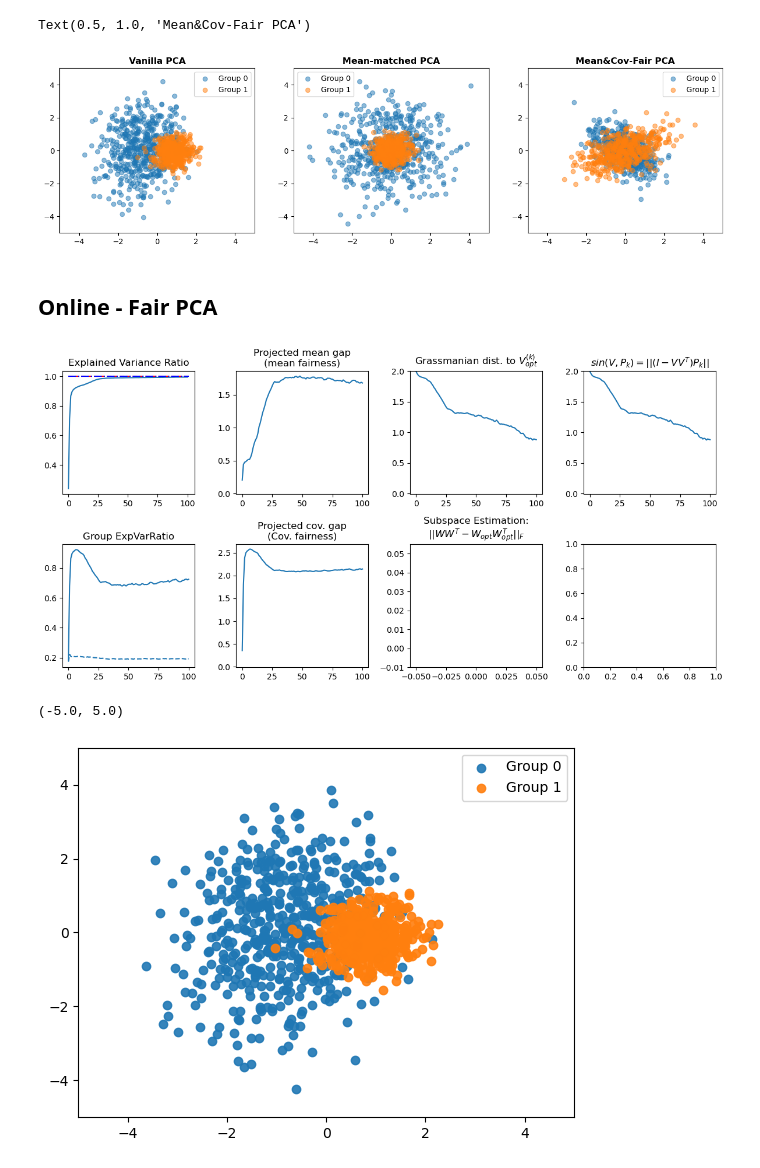
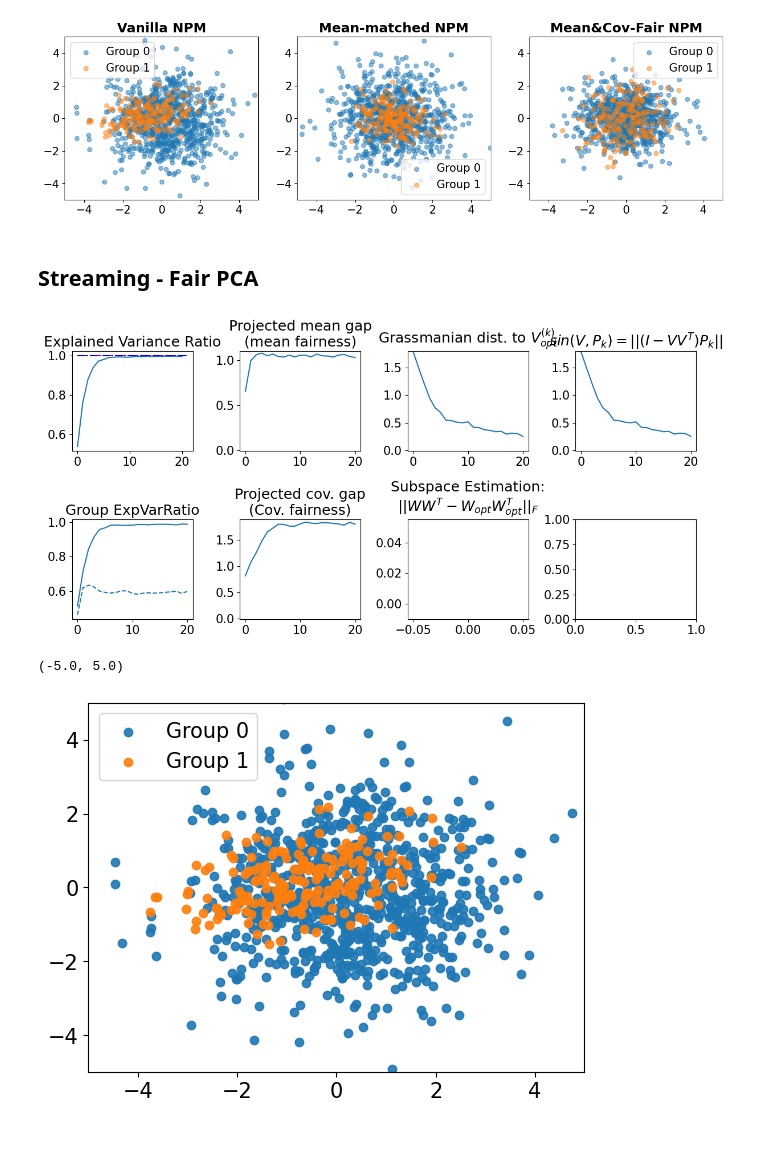
Before and after one commit to HanseulJo/fair-streaming-pca, a Jupyter notebook: synthetic_fair_streaming_pca/FairPCA.ipynb, the cells around one changed output. Cells and saved outputs as stored; diff of their text form; code cells hidden in the pictures; blank space fills up the shorter version.

```diff
--- a/synthetic_fair_streaming_pca/FairPCA.ipynb
+++ b/synthetic_fair_streaming_pca/FairPCA.ipynb
@@ -3,15 +3,16 @@ from fairPCA import StreamingFairBlockPCA
 import matplotlib.pyplot as plt
 import jax.numpy as np
 from jax import random
+from copy import deepcopy
 
 Algo = StreamingFairBlockPCA(
-    data_dim=100,
-    probability=0.5,
-    rank=8,  # effective rank of Sigma_gap
+    data_dim=10,
+    probability=0.2,
+    rank=3,  # effective rank of Sigma_gap
     seed=42,
     eps=0.1,
-    mu_scale=1,
+    mu_scale=-1.2,
     max_cov_eig0=2,
-    max_cov_eig1=0.2,
+    max_cov_eig1=1.5,
 )
 # %%
@@ -183,7 +163,7 @@ ax.scatter(X_vanilla[1],Y_vanilla[1], label='Group 1', alpha=alpha)
 ax.legend()
 ax.set_xlim(-5,5)
 ax.set_ylim(-5,5)
-ax.set_title('Vanilla PCA', weight='bold')
+ax.set_title('Vanilla NPM', weight='bold')
 
 ax = axes_all[1]
 ax.scatter(X_mean[0],Y_mean[0], label='Group 0', alpha=alpha)
@@ -191,7 +171,7 @@ ax.scatter(X_mean[1],Y_mean[1], label='Group 1', alpha=alpha)
 ax.legend()
 ax.set_xlim(-5,5)
 ax.set_ylim(-5,5)
-ax.set_title('Mean-matched PCA', weight='bold')
+ax.set_title('Mean-matched NPM', weight='bold')
 
 ax = axes_all[2]
 ax.scatter(X_all[0],Y_all[0], label='Group 0', alpha=alpha)
@@ -199,38 +179,39 @@ ax.scatter(X_all[1],Y_all[1], label='Group 1', alpha=alpha)
 ax.legend()
 ax.set_xlim(-5,5)
 ax.set_ylim(-5,5)
-ax.set_title('Mean&Cov-Fair PCA', weight='bold')
+ax.set_title('Mean&Cov-Fair NPM', weight='bold')
+fig_all.savefig('comparison_offline.pdf')
 # %% [output]
-Text(0.5, 1.0, 'Mean&Cov-Fair PCA')
-[figure, old version]
+[figure, new version]
 # %% [markdown]
-## Online - Fair PCA
+## Streaming - Fair PCA
 # %%
-n_iter = 100
-Algo.train(
+n_iter = 20
+Algo_vanilla = deepcopy(Algo)
+Algo_vanilla.train(
     target_dim=2,
     rank=0,
     n_iter=n_iter,
     n_iter_inner=n_iter,
     batch_size_subspace=None,
-    batch_size_pca=10000,
+    batch_size_pca=1000,
     constraint='vanilla', # unfair
     subspace_optimization=None,
     pca_optimization='npm',
     lr_pca=None,
     seed=0,
     verbose=True,
     # lr_scheduler=lambda t: 0.998**(t-1)
 )
-fig, axes = Algo.plot_buffer(save=None);  # semicolon
+fig, axes = Algo_vanilla.plot_buffer(save=None);  # semicolon
 # Algo.plot_buffer(save=None, fig=fig, axes=axes); fig
 # %% [output]
-[figure, old version]
+[figure, new version]
 # %%
 X_vanilla, Y_vanilla = [[],[]], [[],[]]
 for s in range(2):
     for data in Data[s]:
-        x, y = Algo.transform_low_dimension(data)
+        x, y = Algo_vanilla.transform_low_dimension(data)
         X_vanilla[s].append(x)
         Y_vanilla[s].append(y)
 
@@ -241,5 +222,5 @@ plt.xlim(-5,5)
 plt.ylim(-5,5)
 # %% [output]
 (-5.0, 5.0)
-[figure, old version]
+[figure, new version]
 # %%
```
Also changed, not shown: parts of 15 cells of this notebook, 6 other files.
